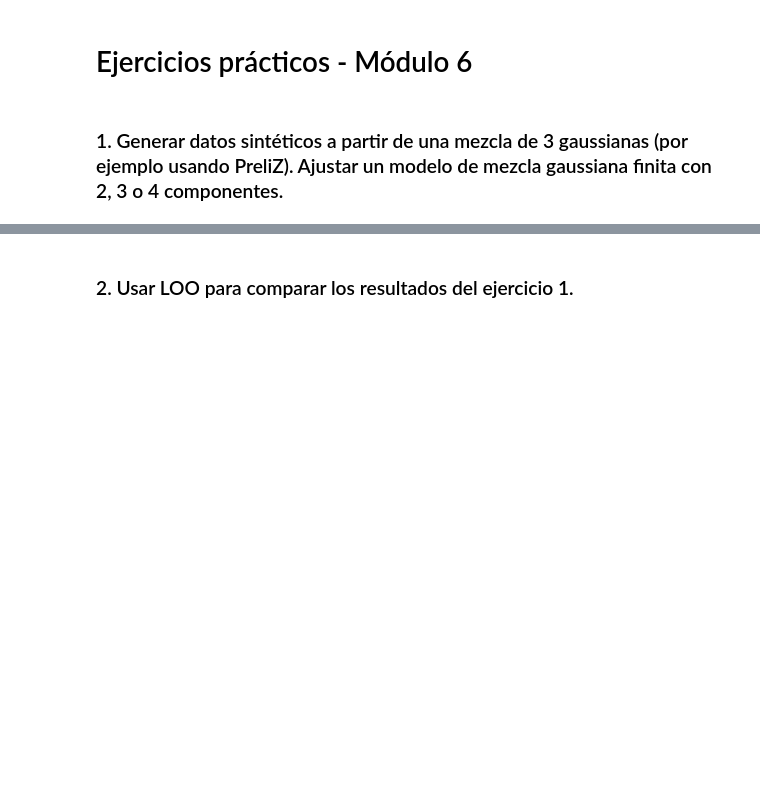
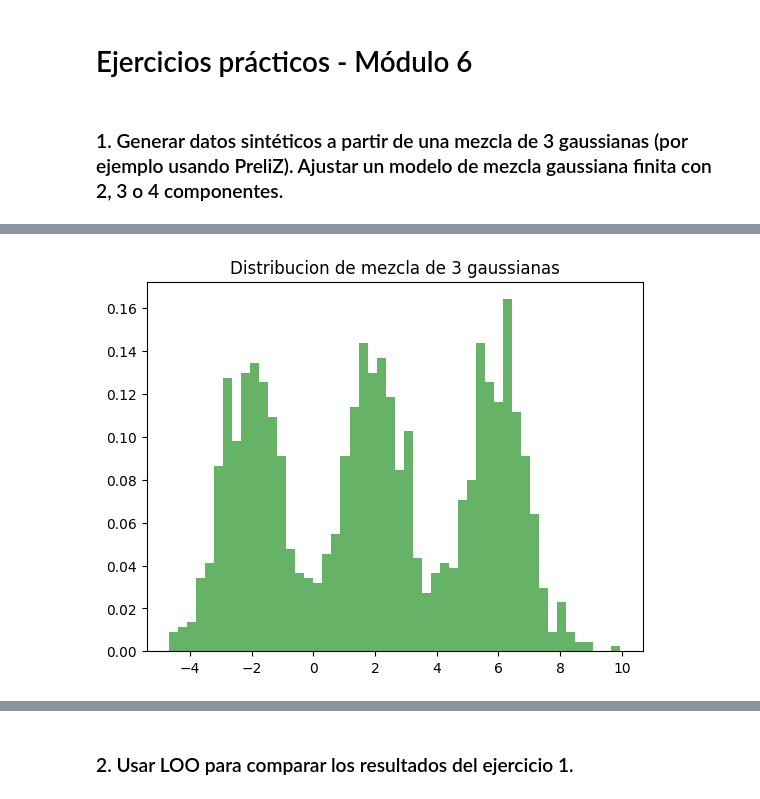
Before and after one commit to Gerardo1909/EEI2_ejercicios, a Jupyter notebook: ejercicios/modulo6.ipynb, the cells around one changed output, grey strips where cells are left out. Cells and saved outputs as stored; diff of their text form; code cells hidden in the pictures; blank space fills up the shorter version.

```diff
--- a/ejercicios/modulo6.ipynb
+++ b/ejercicios/modulo6.ipynb
@@ -16,0 +24,20 @@ warnings.simplefilter(action='ignore', category=FutureWarning)
+# %%
+# Defino los parámetros
+mu1, sigma1 = -2, 1
+mu2, sigma2 = 2, 1
+mu3, sigma3 = 6, 1
+n_muestras = 500
+
+# Genero los datos sintéticos
+data_3_mix = np.concatenate([
+    np.random.normal(mu1, sigma1, size=n_muestras),
+    np.random.normal(mu2, sigma2, size=n_muestras),
+    np.random.normal(mu3, sigma3, size=n_muestras)
+])
+
+# Gráfico
+plt.hist(data_3_mix, bins=50, density=True, alpha=0.6, color='g')
+plt.title('Distribucion de mezcla de 3 gaussianas')
+plt.show()
+# %% [output]
+[figure, added]
```
Also changed, not shown: parts of 54 cells of this notebook, 1 other file.
